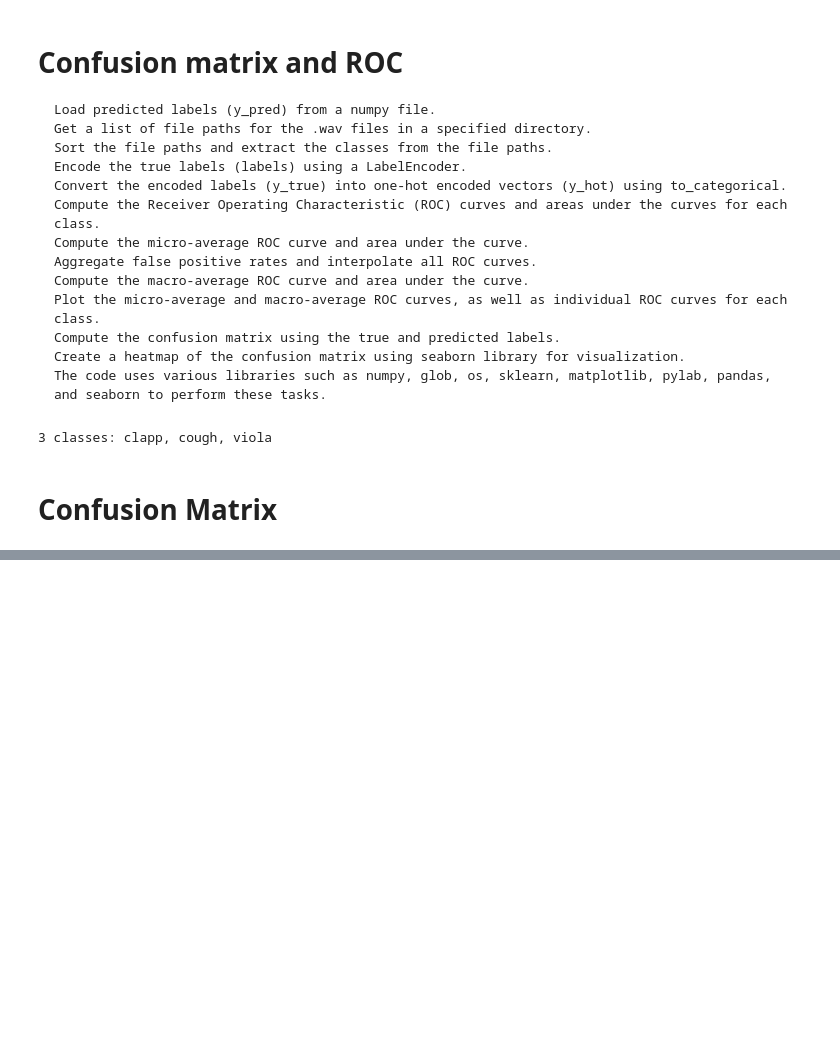
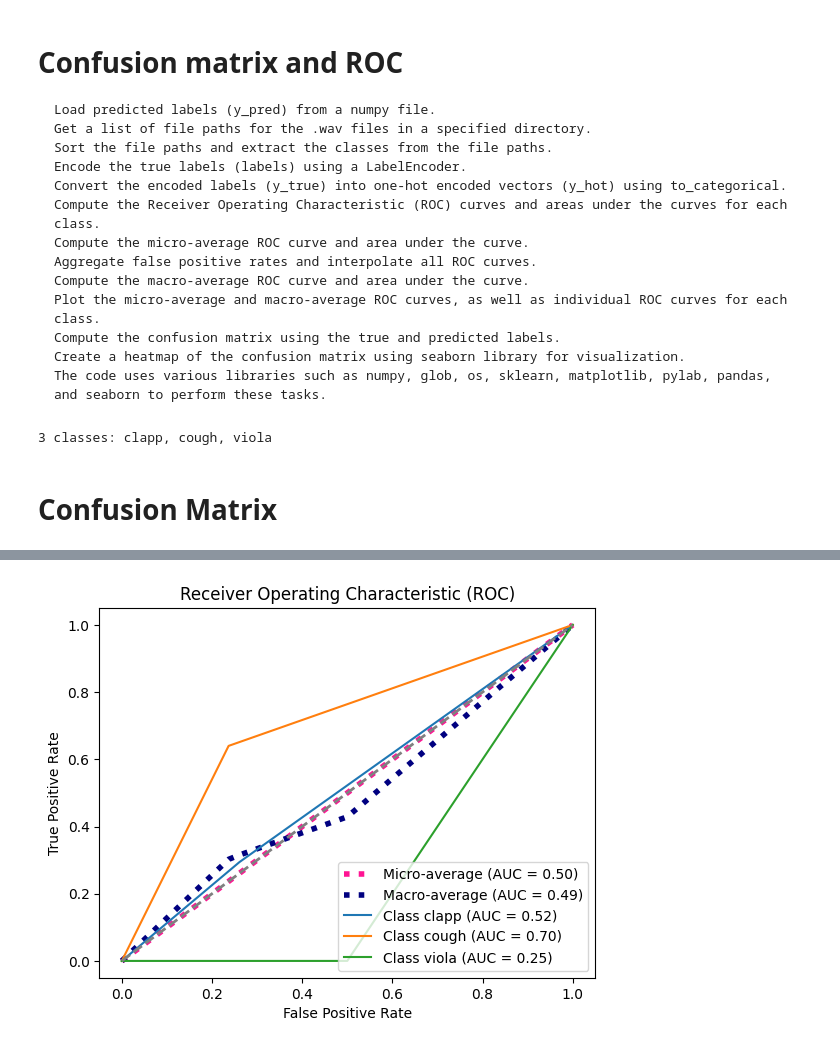
Before and after one commit to Elisheva-Shiri/Sorona_wav, a Jupyter notebook: 4_classification.ipynb, the cells around one changed output, grey strips where cells are left out. Saved outputs shown, nothing was run; the diff lists cells and outputs as text; code cells hidden in the pictures; blank space fills up the shorter version.

```diff
--- a/4_classification.ipynb
+++ b/4_classification.ipynb
@@ -649,0 +494,36 @@ MOrew
+# %%
+n_classes = len(class_mapping)
+fpr = dict()
+tpr = dict()
+roc_auc = dict()
+
+for i in range(n_classes):
+    fpr[i], tpr[i], _ = roc_curve(expected_labels == class_mapping[i], predicted_labels == class_mapping[i])
+    roc_auc[i] = auc(fpr[i], tpr[i])
+# %%
+fpr["micro"], tpr["micro"], _ = roc_curve(expected_labels.ravel() == predicted_labels.ravel(), predicted_labels.ravel() == predicted_labels.ravel())
+roc_auc["micro"] = auc(fpr["micro"], tpr["micro"])
+# %%
+all_fpr = np.unique(np.concatenate([fpr[i] for i in range(n_classes)]))
+mean_tpr = np.zeros_like(all_fpr)
+for i in range(n_classes):
+    mean_tpr += np.interp(all_fpr, fpr[i], tpr[i])
+mean_tpr /= n_classes
+
+fpr["macro"] = all_fpr
+tpr["macro"] = mean_tpr
+roc_auc["macro"] = auc(fpr["macro"], tpr["macro"])
+# %%
+plt.figure()
+plt.plot(fpr["micro"], tpr["micro"], label='Micro-average (AUC = {0:0.2f})'.format(roc_auc["micro"]), color='deeppink', linestyle=':', linewidth=4)
+plt.plot(fpr["macro"], tpr["macro"], label='Macro-average (AUC = {0:0.2f})'.format(roc_auc["macro"]), color='navy', linestyle=':', linewidth=4)
+for i in range(n_classes):
+    plt.plot(fpr[i], tpr[i], label='Class {0} (AUC = {1:0.2f})'.format(class_mapping[i], roc_auc[i]))
+plt.plot([0, 1], [0, 1], 'k--', color='gray', lw=2)
+plt.xlabel('False Positive Rate')
+plt.ylabel('True Positive Rate')
+plt.title('Receiver Operating Characteristic (ROC)')
+plt.legend(loc="lower right")
+plt.show()
+# %% [output]
+[figure, added]
```
Also changed, not shown: parts of 21 cells of this notebook, 3 other files.
